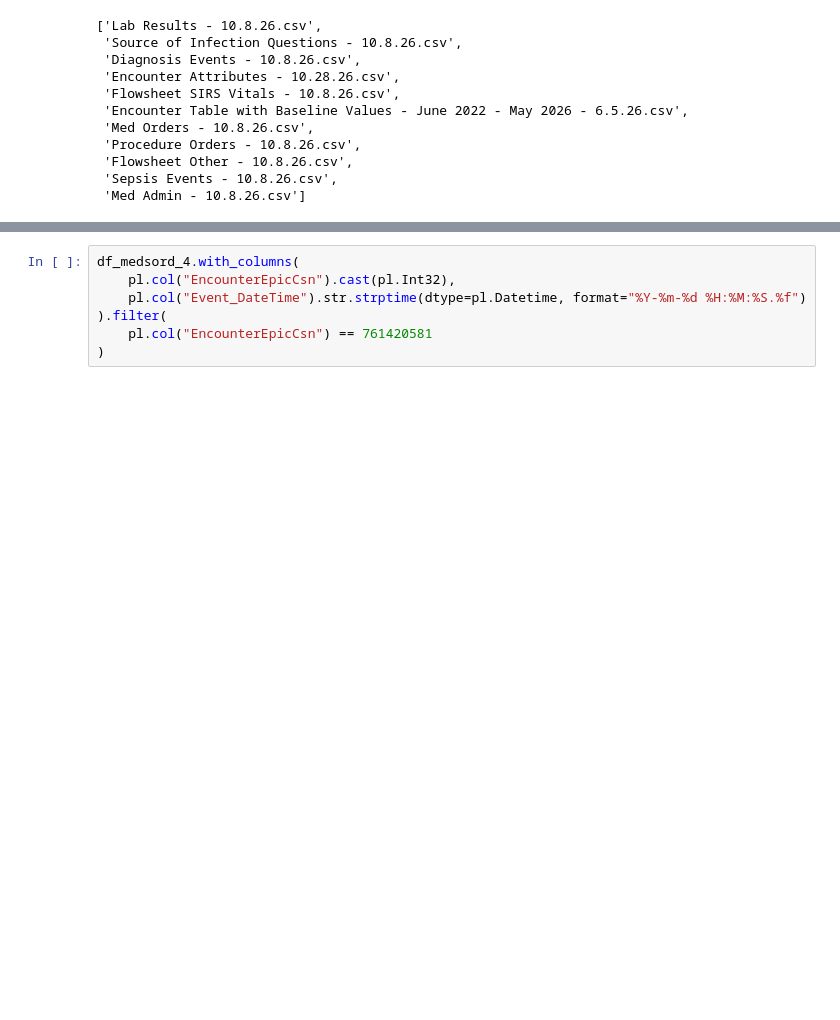
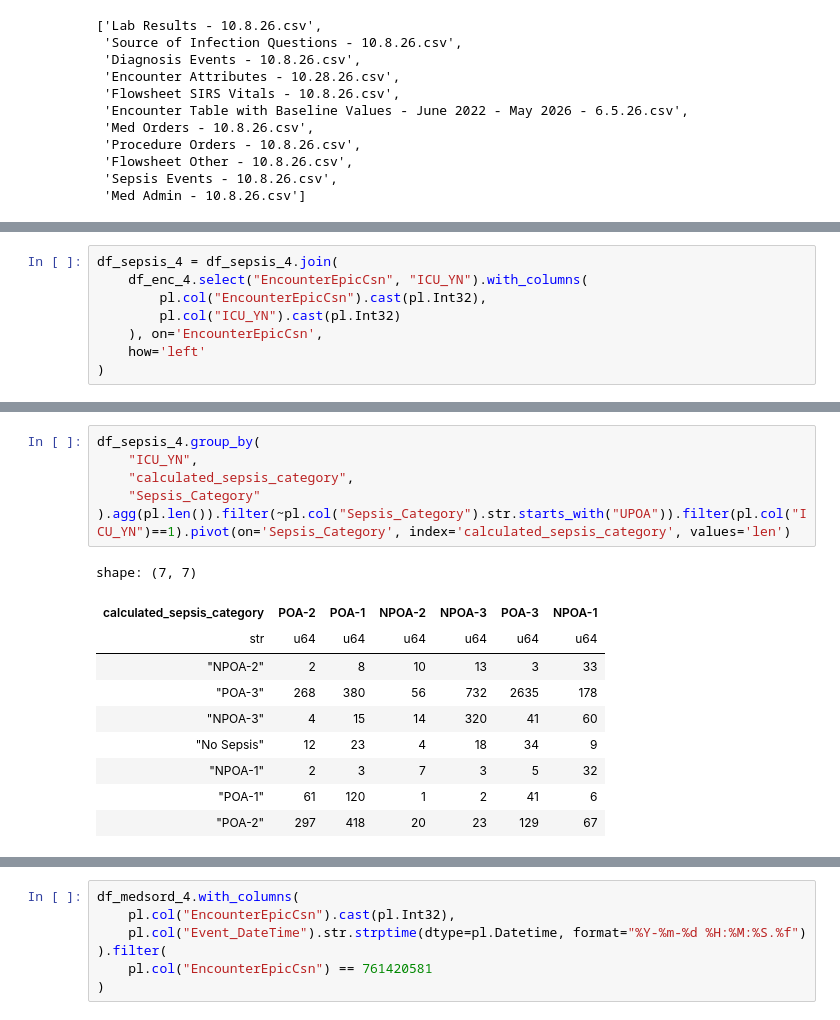
Before and after one commit to UTSW-CIC/Sepsis-Analysis, a Jupyter notebook: notebooks/scratches-requests/00_phase4_phase3_output.ipynb, the cells around one changed output, grey strips where cells are left out. Saved outputs shown, nothing was run; the diff lists cells and outputs as text; blank space fills up the shorter version.

```diff
--- a/notebooks/scratches-requests/00_phase4_phase3_output.ipynb
+++ b/notebooks/scratches-requests/00_phase4_phase3_output.ipynb
@@ -316,0 +344,8 @@ df_medsord_4 = pl.read_csv(os.path.join(data_path, "Med Orders - 10.8.26.csv"),
+# %%
+df_sepsis_4 = df_sepsis_4.join(
+	df_enc_4.select("EncounterEpicCsn", "ICU_YN").with_columns(
+        pl.col("EncounterEpicCsn").cast(pl.Int32),
+        pl.col("ICU_YN").cast(pl.Int32)
+	), on='EncounterEpicCsn',
+    how='left'
+)
@@ -316,0 +372,17 @@ df_medsord_4 = pl.read_csv(os.path.join(data_path, "Med Orders - 10.8.26.csv"),
+# %%
+df_sepsis_4.group_by(
+    "ICU_YN",
+    "calculated_sepsis_category",
+    "Sepsis_Category"
+).agg(pl.len()).filter(~pl.col("Sepsis_Category").str.starts_with("UPOA")).filter(pl.col("ICU_YN")==1).pivot(on='Sepsis_Category', index='calculated_sepsis_category', values='len')
+# %% [output]
+shape: (7, 7)
+| calculated_sepsis_category | POA-2 | POA-1 | NPOA-2 | NPOA-3 | POA-3 | NPOA-1 |
+| str | u64 | u64 | u64 | u64 | u64 | u64 |
+| "NPOA-2" | 2 | 8 | 10 | 13 | 3 | 33 |
+| "POA-3" | 268 | 380 | 56 | 732 | 2635 | 178 |
+| "NPOA-3" | 4 | 15 | 14 | 320 | 41 | 60 |
+| "No Sepsis" | 12 | 23 | 4 | 18 | 34 | 9 |
+| "NPOA-1" | 2 | 3 | 7 | 3 | 5 | 32 |
+| "POA-1" | 61 | 120 | 1 | 2 | 41 | 6 |
+| "POA-2" | 297 | 418 | 20 | 23 | 129 | 67 |
```
Also changed, not shown: parts of 7 cells of this notebook, 28 other files.
